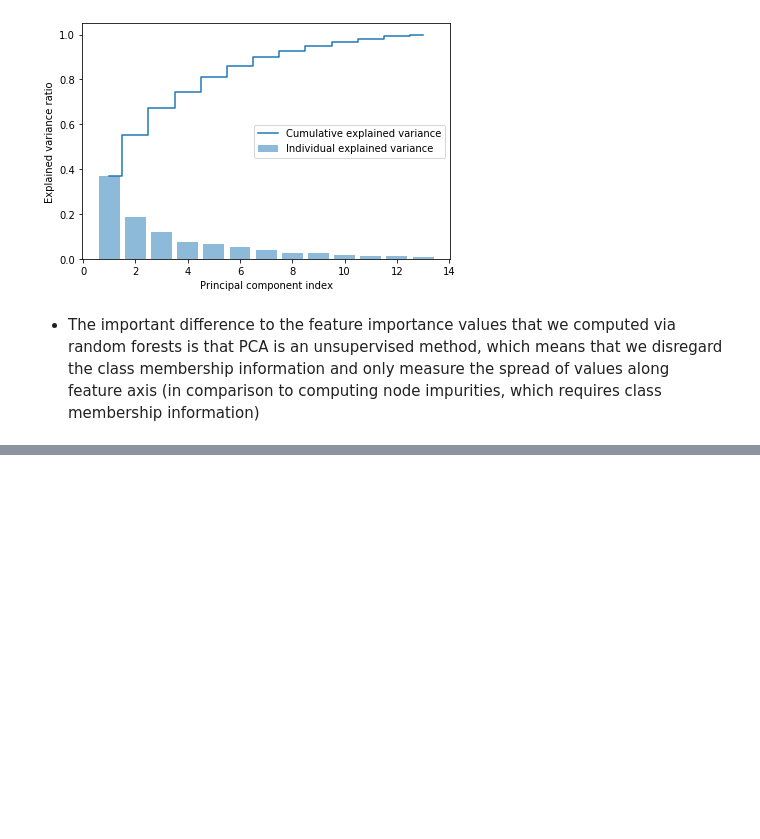
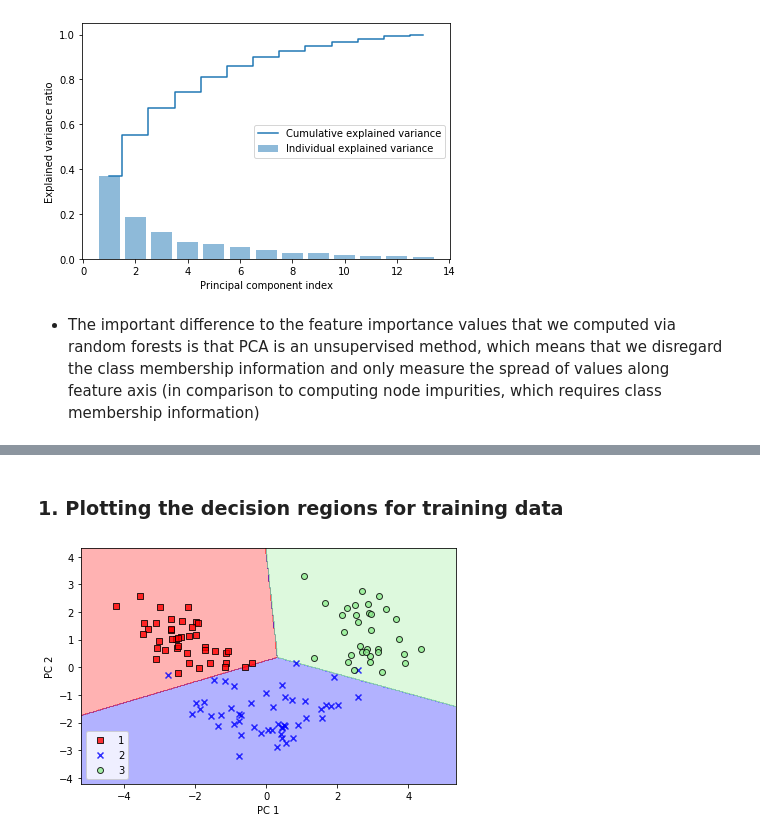
Before and after one commit to yonsken/python-ml-exercises, a Jupyter notebook: chapter_exercises/chapter_5/dimensionality_reduction.ipynb, the cells around one changed output, grey strips where cells are left out. Cells and saved outputs as stored; diff of their text form; code cells hidden in the pictures; blank space fills up the shorter version.

```diff
--- a/chapter_exercises/chapter_5/dimensionality_reduction.ipynb
+++ b/chapter_exercises/chapter_5/dimensionality_reduction.ipynb
@@ -133,0 +194,21 @@ plt.show()
+# %%
+from sklearn.linear_model import LogisticRegression
+from sklearn.decomposition import PCA
+
+pca = PCA(n_components=2)
+X_train_pca = pca.fit_transform(X_train_std)
+X_test_pca = pca.transform(X_test_std)
+
+lr = LogisticRegression(multi_class='ovr', random_state=1, solver='lbfgs')
+lr = lr.fit(X_train_pca, y_train)
+# %% [markdown]
+### 1. Plotting the decision regions for training data
+# %%
+plot_decision_regions(X_train_pca, y_train, classifier=lr)
+plt.xlabel('PC 1')
+plt.ylabel('PC 2')
+plt.legend(loc='lower left')
+plt.tight_layout()
+plt.show()
+# %% [output]
+[figure, added]
```
Also changed, not shown: parts of 15 cells of this notebook.
